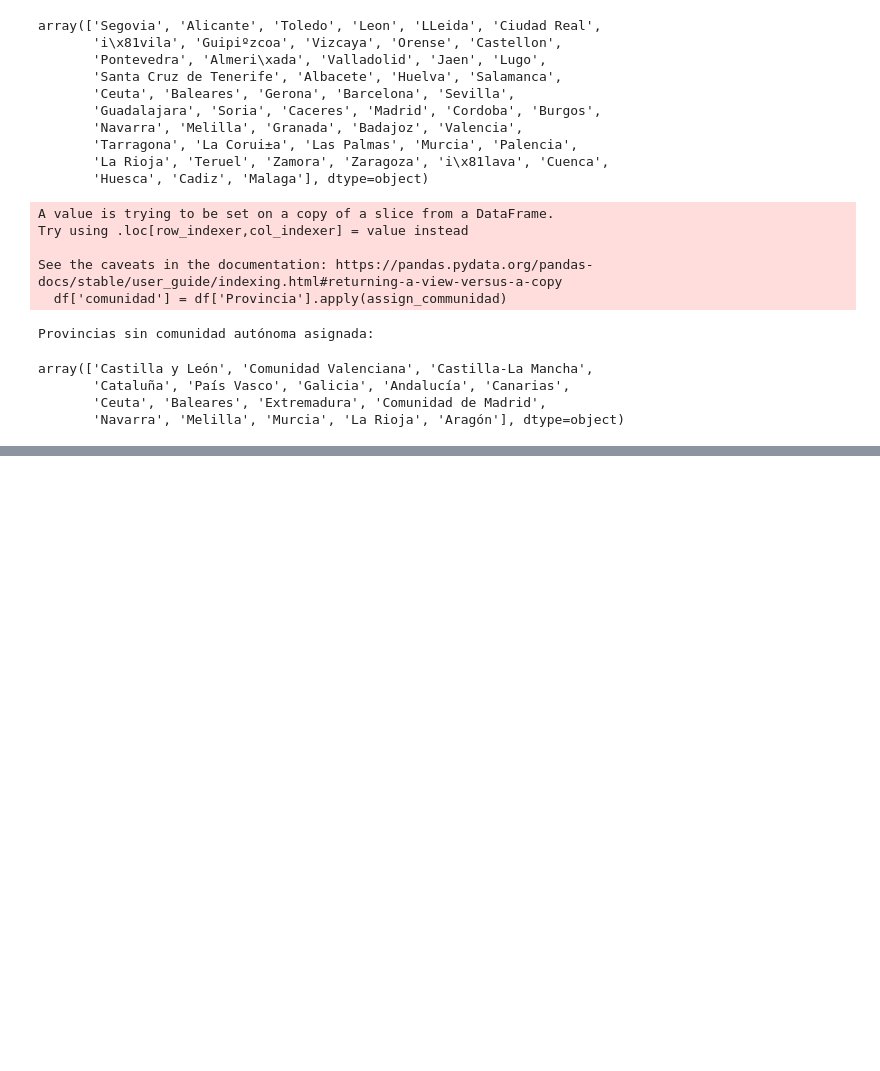
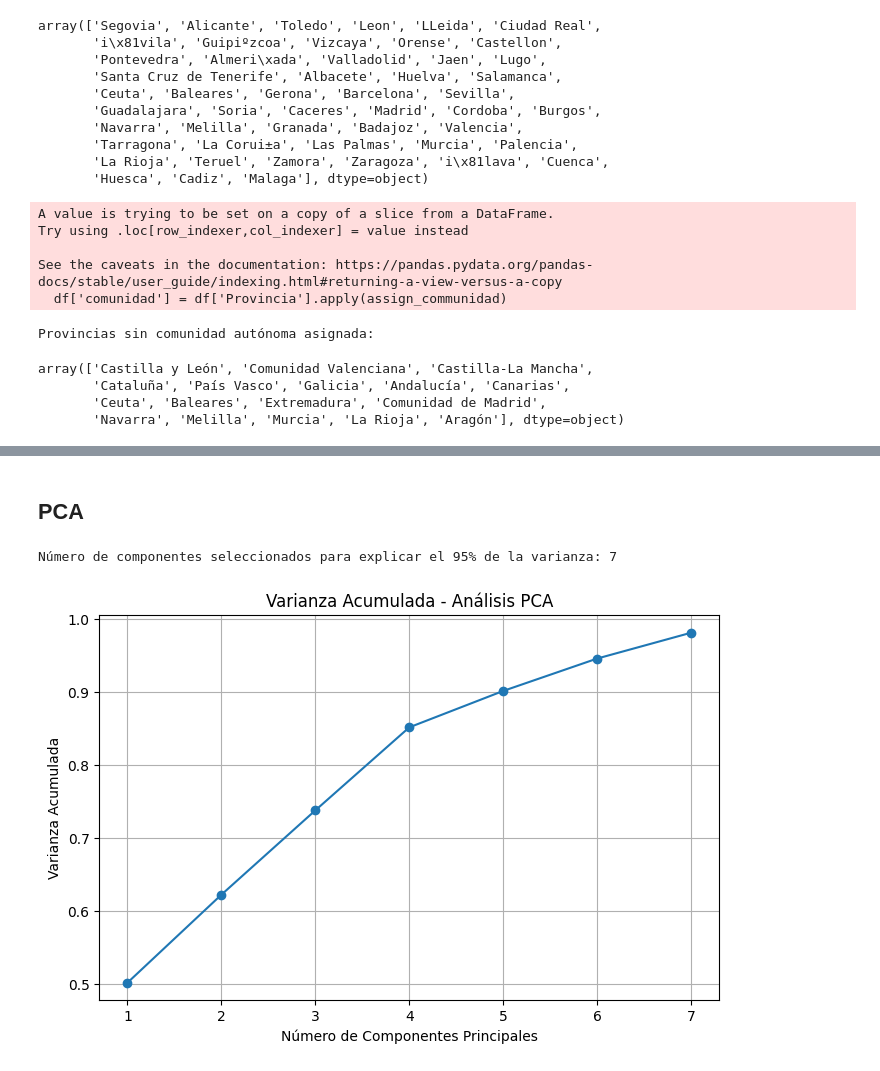
Before and after one commit to Jacobo24/Gestion_2, a Jupyter notebook: importacion.ipynb, the cells around one changed output, grey strips where cells are left out. Cells and saved outputs as stored; diff of their text form; code cells hidden in the pictures; blank space fills up the shorter version.

```diff
--- a/importacion.ipynb
+++ b/importacion.ipynb
@@ -278,7 +256,7 @@ onehot_cols = ['Profesion']
 #print(df.columns)
 # %%
 # Lista de columnas para Label Encoding
-label_cols = ['Genero', 'Casado', 'Graduado', 'Digital_encuesta', 'Abandono', 'Generacion', 'Campanna_anno', 'Profesion']
+label_cols = ['Genero', 'Casado', 'Graduado', 'Digital_encuesta', 'Abandono', 'Generacion', 'Campanna_anno', 'Profesion', 'comunidad', 'Provincia']
 
 for col in label_cols:
     le = LabelEncoder()
@@ -312,0 +297,24 @@ ValueError: could not convert string to float: '+20annos'
+# %%
+import re
+import pandas as pd
+from sklearn.preprocessing import StandardScaler
+
+# Función para extraer el primer número encontrado en una cadena
+def extract_number(value):
+    match = re.search(r'\d+', str(value))
+    return float(match.group()) if match else None
+
+# Aplicar la función a la columna problemática, por ejemplo, 'Experiencia_laboral'
+df['Experiencia_laboral'] = df['Experiencia_laboral'].apply(extract_number)
+
+# Ahora, si existen otras columnas en scale_cols que puedan tener valores similares, repite el proceso o usa la opción 2.
+
+# Lista de columnas numéricas a escalar
+scale_cols = ['Edad', 'Experiencia_laboral', 'Family_Size', 'anno_nacimiento',
+              'Ingresos_anuales_brutos', 'Gasto_medio_mensual_cuota', 'Dias_cliente']
+
+scaler = StandardScaler()
+df[scale_cols] = scaler.fit_transform(df[scale_cols])
+
+
+df
@@ -324,0 +379,25 @@ print(df[ordinal_cols].head())
+# %% [markdown]
+## PCA
+# %%
+# Seleccionar solo las columnas numéricas (excluyendo ID y categóricas ya codificadas)
+numeric_cols = ['Edad', 'Ingresos_anuales_brutos', "anno_nacimiento", "Generacion", "Family_Size",
+                'Gasto_medio_mensual_cuota', 'Dias_cliente', 'Experiencia_laboral', 'Gastoscore',]
+X = df[numeric_cols]
+from sklearn.decomposition import PCA
+pca = PCA(n_components=0.95) # Selección de componentes principales para explicar el 95% de la varianza.
+X_pca = pca.fit_transform(X)
+
+print(f"Número de componentes seleccionados para explicar el 95% de la varianza: {pca.n_components_}")
+# %% [output]
+Número de componentes seleccionados para explicar el 95% de la varianza: 7
+# %%
+plt.figure(figsize=(8, 5))
+plt.plot(range(1, len(pca.explained_variance_ratio_)+1),
+         pca.explained_variance_ratio_.cumsum(), marker='o')
+plt.title('Varianza Acumulada - Análisis PCA')
+plt.xlabel('Número de Componentes Principales')
+plt.ylabel('Varianza Acumulada')
+plt.grid()
+plt.show()
+# %% [output]
+[figure, added]
```
Also changed, not shown: parts of 19 cells of this notebook.
